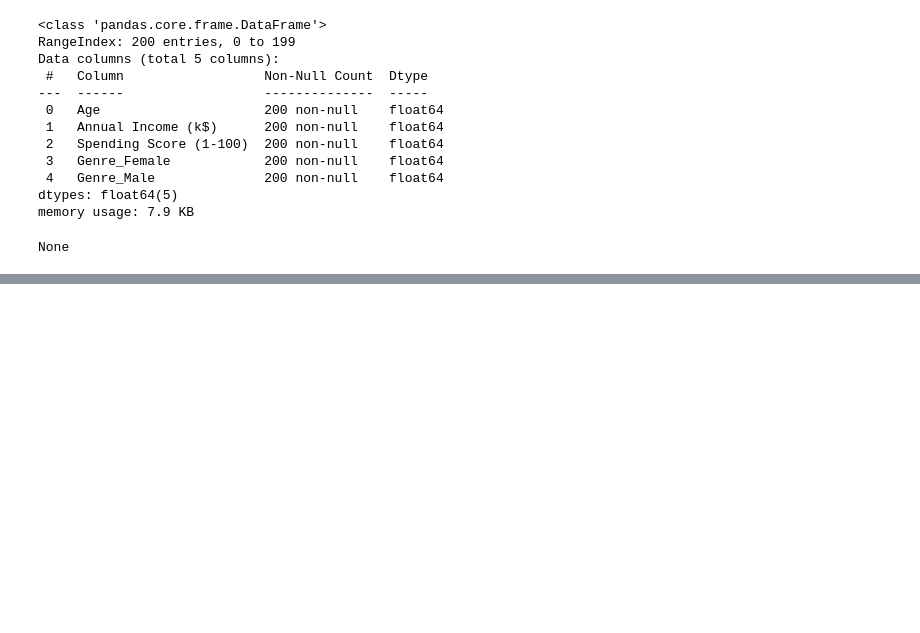
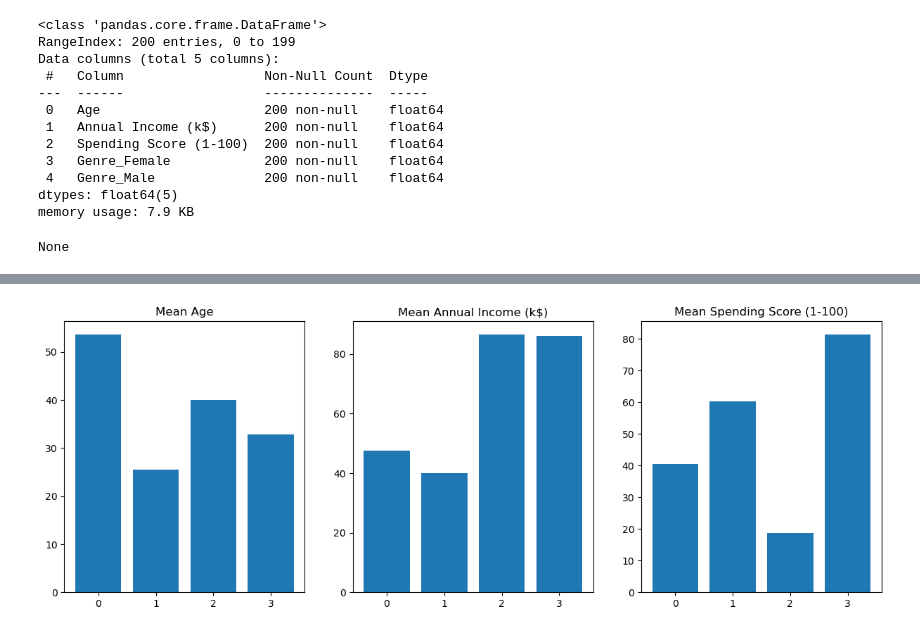
Before and after one commit to andreacohen7/Mall-Customers, a Jupyter notebook: Mall Customers.ipynb, the cells around one changed output, grey strips where cells are left out. Cells and saved outputs as stored; diff of their text form; code cells hidden in the pictures; blank space fills up the shorter version.

```diff
--- a/Mall Customers.ipynb
+++ b/Mall Customers.ipynb
@@ -179,0 +223,8 @@ None
+# %%
+# instantiate the KMeans model using 4 clusters
+kmeans4 = KMeans(n_clusters = 4, random_state=42)
+# fit the model
+kmeans4.fit(df_processed)
+# add the clusters as a new column in the original unscaled data frame
+df['cluster'] = kmeans4.labels_
+df.head()
@@ -179,0 +241,4 @@ None
+# %%
+#group the dataframe by cluster and aggregate by mean values
+cluster_groups = df.groupby('cluster', as_index = False).mean()
+cluster_groups
@@ -179,0 +251,10 @@ None
+# %%
+#visualize the means
+fig, axes = plt.subplots(1, 3, figsize = (15, 5))
+axes = axes.ravel()
+#loop over columns (except 'cluster') and plot each in a separate figure
+for i, col in enumerate(cluster_groups.columns[1:]):
+  axes[i].bar(cluster_groups['cluster'], cluster_groups[col])
+  axes[i].set_title(f'Mean {col}')
+# %% [output]
+[figure, added]
```
Also changed, not shown: parts of 14 cells of this notebook.
